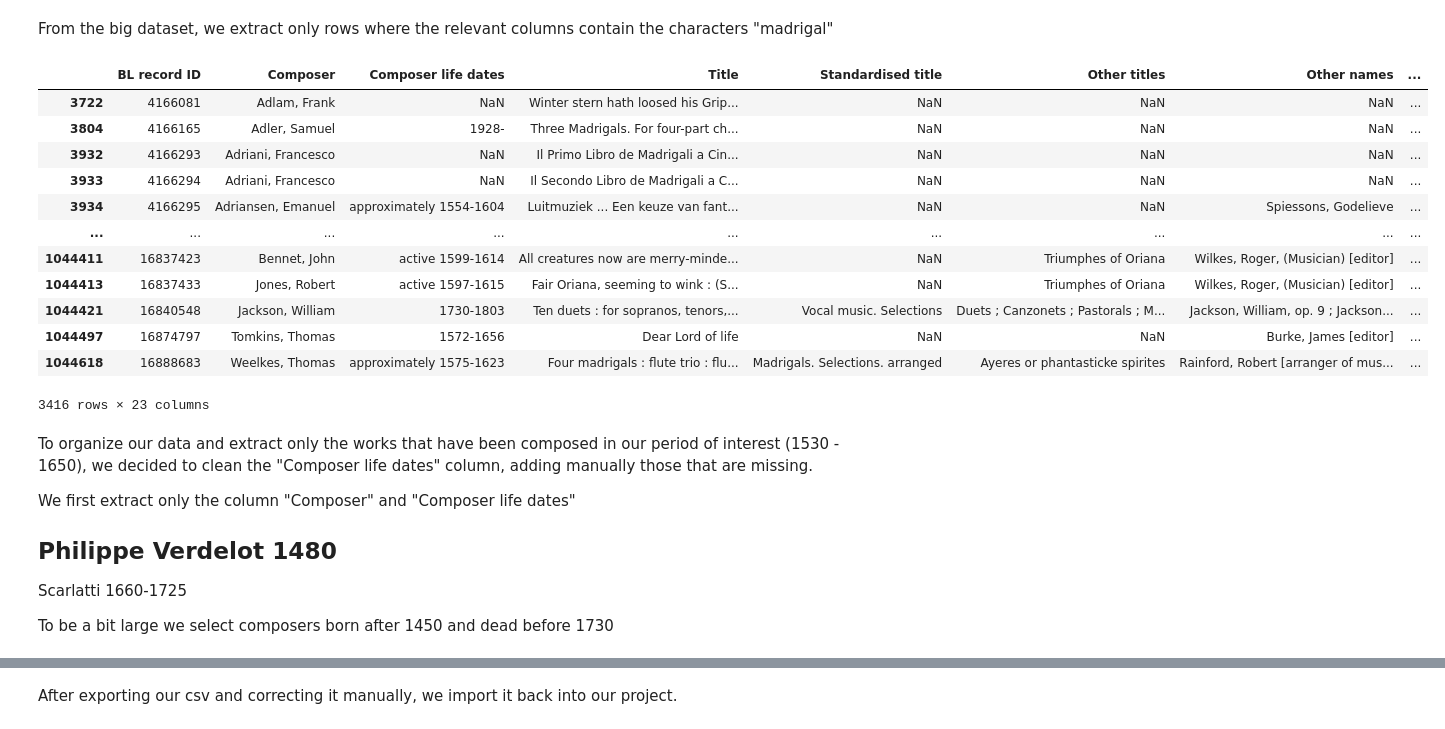
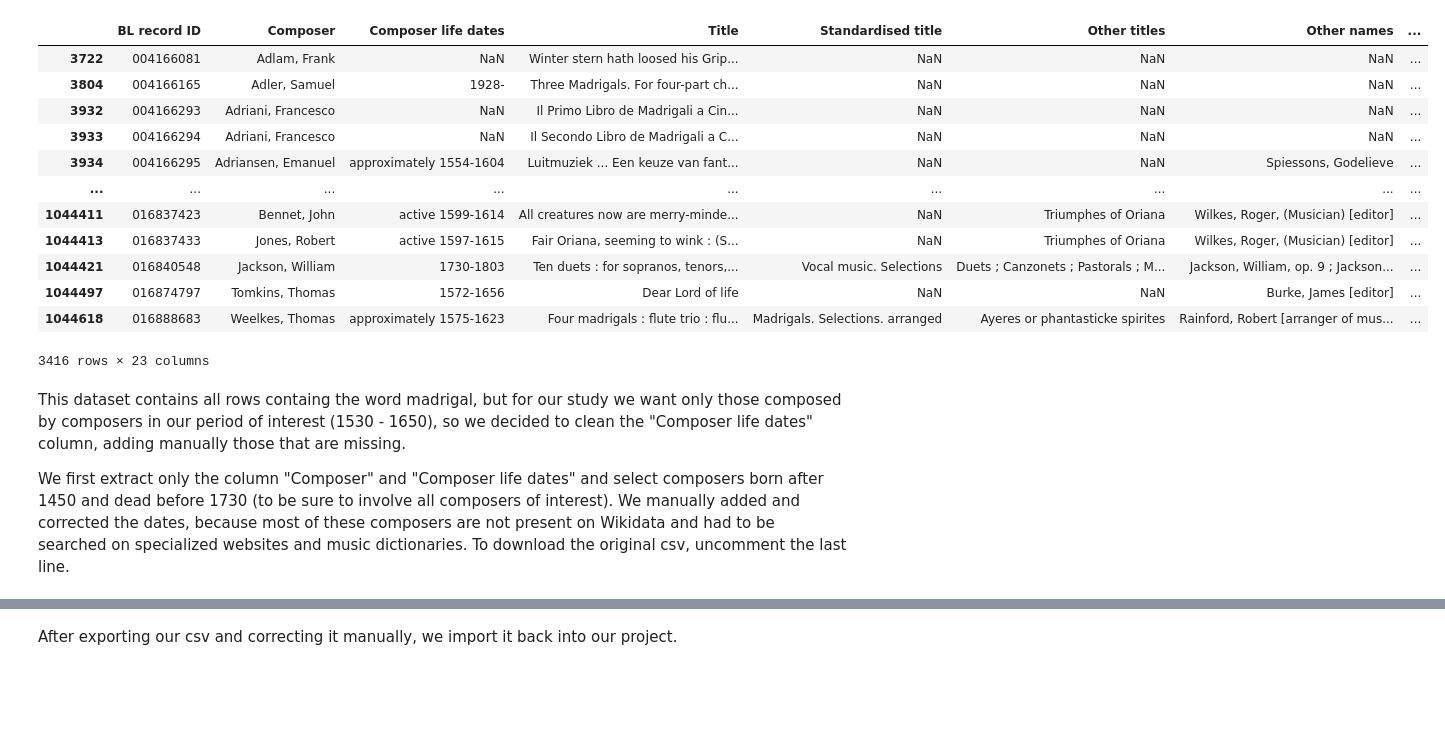
Before and after one commit to Madrigalis/Madrigalis.github.io, a Jupyter notebook: Madrigals.ipynb, the cells around one changed output, grey strips where cells are left out. Saved outputs shown, nothing was run; the diff lists cells and outputs as text; code cells hidden in the pictures; blank space fills up the shorter version.

```diff
--- a/Madrigals.ipynb
+++ b/Madrigals.ipynb
@@ -17,4 +28,19 @@ def convert_dtype(x):
 # %%
-df = pd.read_csv("C:/Users/const/Downloads/MusicResearcherFormat_201505_csv/detailedrecords.csv",converters={'first_column': convert_dtype,'second_column': convert_dtype})
+#insert here the link to the British Library data dump, after dowloading it.
+df = pd.read_csv("C:/Users/const/Downloads/MusicResearcherFormat_201505_csv/detailedrecords.csv",dtype=str)
+df_madri = df.loc[df["Subject/genre terms"].str.contains('madrigal', case=False, na=False) | df["Title"].str.contains('madrigal', case=False, na=False) | df["Other titles"].str.contains('madrigal', case=False, na=False) | df["Notes"].str.contains('madrigal', case=False, na=False)]
+df_madri
+# %% [output]
+|  | BL record ID | Composer | Composer life dates | Title | Standardised title | Other titles | Other names | ... |
+| 3722 | 004166081 | Adlam, Frank | NaN | Winter stern hath loosed his Grip... | NaN | NaN | NaN | ... |
+| 3804 | 004166165 | Adler, Samuel | 1928- | Three Madrigals. For four-part ch... | NaN | NaN | NaN | ... |
+| 3932 | 004166293 | Adriani, Francesco | NaN | Il Primo Libro de Madrigali a Cin... | NaN | NaN | NaN | ... |
+| 3933 | 004166294 | Adriani, Francesco | NaN | Il Secondo Libro de Madrigali a C... | NaN | NaN | NaN | ... |
+| 3934 | 004166295 | Adriansen, Emanuel | approximately 1554-1604 | Luitmuziek ... Een keuze van fant... | NaN | NaN | Spiessons, Godelieve | ... |
+| ... | ... | ... | ... | ... | ... | ... | ... | ... |
+| 1044411 | 016837423 | Bennet, John | active 1599-1614 | All creatures now are merry-minde... | NaN | Triumphes of Oriana | Wilkes, Roger, (Musician) [editor] | ... |
+| 1044413 | 016837433 | Jones, Robert | active 1597-1615 | Fair Oriana, seeming to wink : (S... | NaN | Triumphes of Oriana | Wilkes, Roger, (Musician) [editor] | ... |
+| 1044421 | 016840548 | Jackson, William | 1730-1803 | Ten duets : for sopranos, tenors,... | Vocal music. Selections | Duets ; Canzonets ; Pastorals ; M... | Jackson, William, op. 9 ; Jackson... | ... |
+| 1044497 | 016874797 | Tomkins, Thomas | 1572-1656 | Dear Lord of life | NaN | NaN | Burke, James [editor] | ... |
+| 1044618 | 016888683 | Weelkes, Thomas | approximately 1575-1623 | Four madrigals : flute trio : flu... | Madrigals. Selections. arranged | Ayeres or phantasticke spirites | Rainford, Robert [arranger of mus... | ... |
+3416 rows × 23 columns
-# %% [markdown]
-From the big dataset, we extract only rows where the relevant columns contain the characters "madrigal"
@@ -23,28 +47,7 @@ df_madri = df.loc[df["Subject/genre terms"].str.contains('madrigal', case=False,
-# %%
-df_madri
-# %% [output]
-|  | BL record ID | Composer | Composer life dates | Title | Standardised title | Other titles | Other names | ... |
-| 3722 | 4166081 | Adlam, Frank | NaN | Winter stern hath loosed his Grip... | NaN | NaN | NaN | ... |
-| 3804 | 4166165 | Adler, Samuel | 1928- | Three Madrigals. For four-part ch... | NaN | NaN | NaN | ... |
-| 3932 | 4166293 | Adriani, Francesco | NaN | Il Primo Libro de Madrigali a Cin... | NaN | NaN | NaN | ... |
-| 3933 | 4166294 | Adriani, Francesco | NaN | Il Secondo Libro de Madrigali a C... | NaN | NaN | NaN | ... |
-| 3934 | 4166295 | Adriansen, Emanuel | approximately 1554-1604 | Luitmuziek ... Een keuze van fant... | NaN | NaN | Spiessons, Godelieve | ... |
-| ... | ... | ... | ... | ... | ... | ... | ... | ... |
-| 1044411 | 16837423 | Bennet, John | active 1599-1614 | All creatures now are merry-minde... | NaN | Triumphes of Oriana | Wilkes, Roger, (Musician) [editor] | ... |
-| 1044413 | 16837433 | Jones, Robert | active 1597-1615 | Fair Oriana, seeming to wink : (S... | NaN | Triumphes of Oriana | Wilkes, Roger, (Musician) [editor] | ... |
-| 1044421 | 16840548 | Jackson, William | 1730-1803 | Ten duets : for sopranos, tenors,... | Vocal music. Selections | Duets ; Canzonets ; Pastorals ; M... | Jackson, William, op. 9 ; Jackson... | ... |
-| 1044497 | 16874797 | Tomkins, Thomas | 1572-1656 | Dear Lord of life | NaN | NaN | Burke, James [editor] | ... |
-| 1044618 | 16888683 | Weelkes, Thomas | approximately 1575-1623 | Four madrigals : flute trio : flu... | Madrigals. Selections. arranged | Ayeres or phantasticke spirites | Rainford, Robert [arranger of mus... | ... |
-3416 rows × 23 columns
 # %% [markdown]
-To organize our data and extract only the works that have been composed in our period of interest (1530 - 1650), we decided to clean the "Composer life dates" column, adding manually those that are missing.
+This dataset contains all rows containg the word madrigal, but for our study we want only those composed by composers in our period of interest (1530 - 1650), so we decided to clean the "Composer life dates" column, adding manually those that are missing.
 
-We first extract only the column "Composer" and "Composer life dates"
-
-
-Philippe Verdelot 1480
--
-Scarlatti 1660-1725
-
-To be a bit large we select composers born after 1450 and dead before 1730
+We first extract only the column "Composer" and "Composer life dates" and select composers born after 1450 and dead before 1730 (to be sure to involve all composers of interest).
+We manually added and corrected the dates, because most of these composers are not present on Wikidata and had to be searched on specialized websites and music dictionaries.
+To download the original csv, uncomment the last line.
 # %%
```
Also changed, not shown: parts of 75 cells of this notebook, 9 other files.
